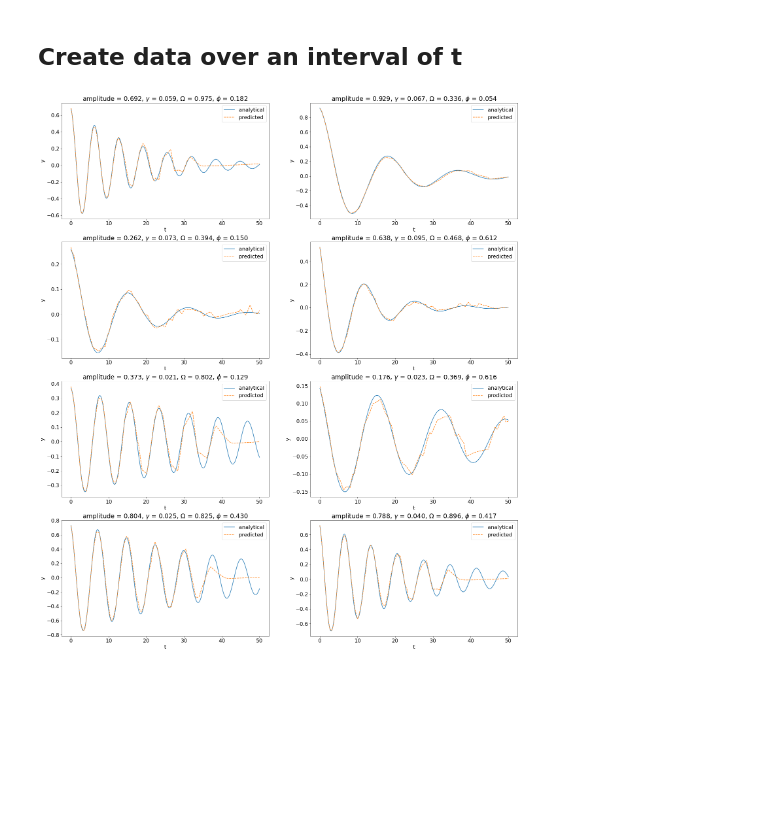
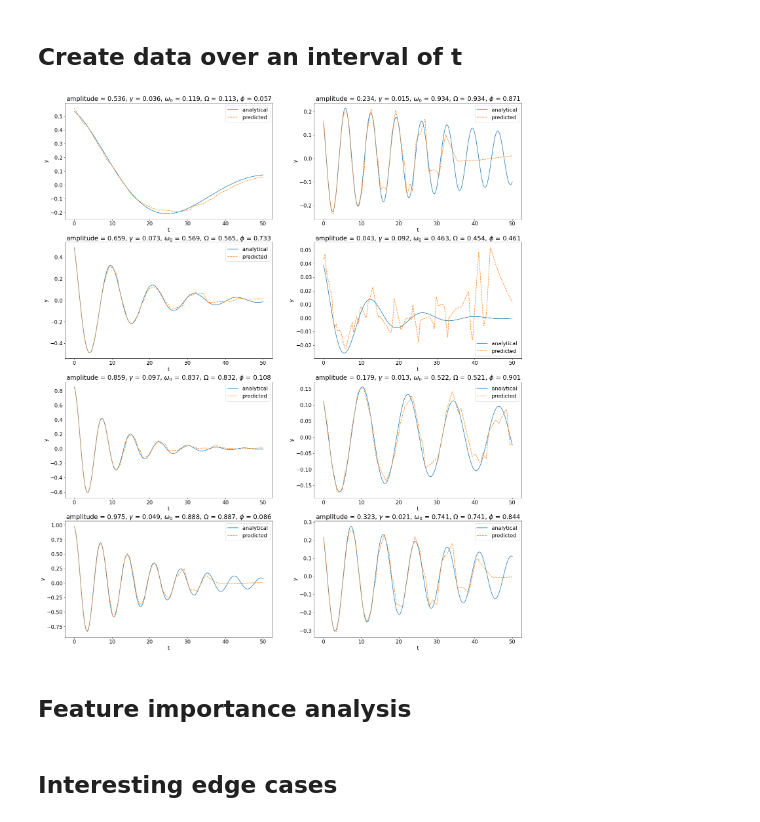
Before and after one commit to kyler-harrison/harmonic-oscillator-nn, a Jupyter notebook: underdamped_nn.ipynb, the cells around one changed output. Drawn from its saved outputs; the diff is of its cells as text; code cells hidden in the pictures; blank space fills up the shorter version.

Commit message:
added omega_0 into output

```diff
--- a/underdamped_nn.ipynb
+++ b/underdamped_nn.ipynb
@@ -128,7 +46,6 @@ def generate_params():
 
     Output:
     returns amplitude, gamma, Omega, phi
-
     """
     # NOTE these ranges for omega_0 and gamma are somewhat arbitrarily determined
     omega_0 = (1 - 0.1) * np.random.random() + 0.1
@@ -138,7 +55,7 @@ def generate_params():
     phi = np.random.random()  # range of 0-1
     Omega = np.sqrt(omega_0**2 - gamma**2)
 
-    return amplitude, gamma, Omega, phi
+    return amplitude, gamma, omega_0, Omega, phi
 # %%
 def generate_independent_data(file_path, file_mode, num_samples, t_start=0, t_stop=100, t_step=1):
     """
@@ -185,18 +102,18 @@ def generate_range_data(t_start=0, t_stop=100, t_step=0.1):
     t_step: number of values from t_start to t_stop (defaults to 1000)
 
     Output:
-    t_values, positions, amplitude, gamma, Omega, phi
+    t_values, positions, amplitude, gamma, omega_0, Omega, phi
     """
     # hold range of t values constant across all generated data
     t_values = np.arange(t_start, t_stop + t_step, t_step)
 
     # randomly generate parameters
-    amplitude, gamma, Omega, phi = generate_params()
+    amplitude, gamma, omega_0, Omega, phi = generate_params()
 
     # analytical solution (y values)
     positions = underdamped_position(t_values, amplitude, gamma, Omega, phi)
 
-    return t_values, positions, amplitude, gamma, Omega, phi
+    return t_values, positions, amplitude, gamma, omega_0, Omega, phi
 # %% [markdown]
 ## Create train dataset
 # %%
@@ -320,34 +319,36 @@ num_rows = 4
 num_cols = 2
 num_datasets = num_rows * num_cols
 fig, ax = plt.subplots(nrows=num_rows, ncols=num_cols, figsize=(25, 30))
 row_idx = 0
 col_idx = 0
 
 for _ in range(num_datasets):
     # create data from t_start to t_stop in t_step increments
-    t_values, positions, amplitude, gamma, Omega, phi = generate_range_data(t_start=t_start, t_stop=t_stop, t_step=t_step)
+    t_values, positions, amplitude, gamma, omega_0, Omega, phi = generate_range_data(t_start=t_start, t_stop=t_stop, t_step=t_step)
 
     # there's probably a more efficient way than this, but this makes getting the correct shapes for
     # model simple below
-    validation_df = pd.DataFrame({"t": t_values, "amplitude": amplitude, "gamma": gamma, "Omega": Omega, "phi": phi, "y": positions})
+    validation_df = pd.DataFrame({"t": t_values, "amplitude": amplitude, "gamma": gamma, "omega_0": omega_0, "Omega": Omega, "phi": phi, "y": positions})
 
     # make predictions over this new range of data
     X_val = torch.tensor(validation_df[feat_cols].values).float()
     y_val = validation_df["y"].to_numpy()
     val_preds = model(X_val)
     val_preds = val_preds.detach().numpy()
     val_preds = val_preds.reshape(val_preds.shape[0])
 
     ax[row_idx, col_idx].plot(validation_df["t"], y_val, label="analytical")
     ax[row_idx, col_idx].plot(validation_df["t"], val_preds, "--", label="predicted")
     ax[row_idx, col_idx].set_xlabel("t")
     ax[row_idx, col_idx].set_ylabel("y")
     ax[row_idx, col_idx].legend()
-    ax[row_idx, col_idx].set_title(fr"amplitude = {amplitude:.3f}, $\gamma$ = {gamma:.3f}, $\Omega$ = {Omega:.3f}, $\phi$ = {phi:.3f}")
+    ax[row_idx, col_idx].set_title(fr"amplitude = {amplitude:.3f}, $\gamma$ = {gamma:.3f}, $\omega_0$ = {omega_0:.3f}, $\Omega$ = {Omega:.3f}, $\phi$ = {phi:.3f}")
 
     col_idx += 1
     if (col_idx == num_cols):
         col_idx = 0
         row_idx += 1
 # %% [output]
-[figure, old version]
+[figure, new version]
+# %% [markdown]
+## Feature importance analysis
@@ -353,0 +364,2 @@ for _ in range(num_datasets):
+# %% [markdown]
+## Interesting edge cases
```
Also changed, not shown: parts of 7 cells of this notebook.
